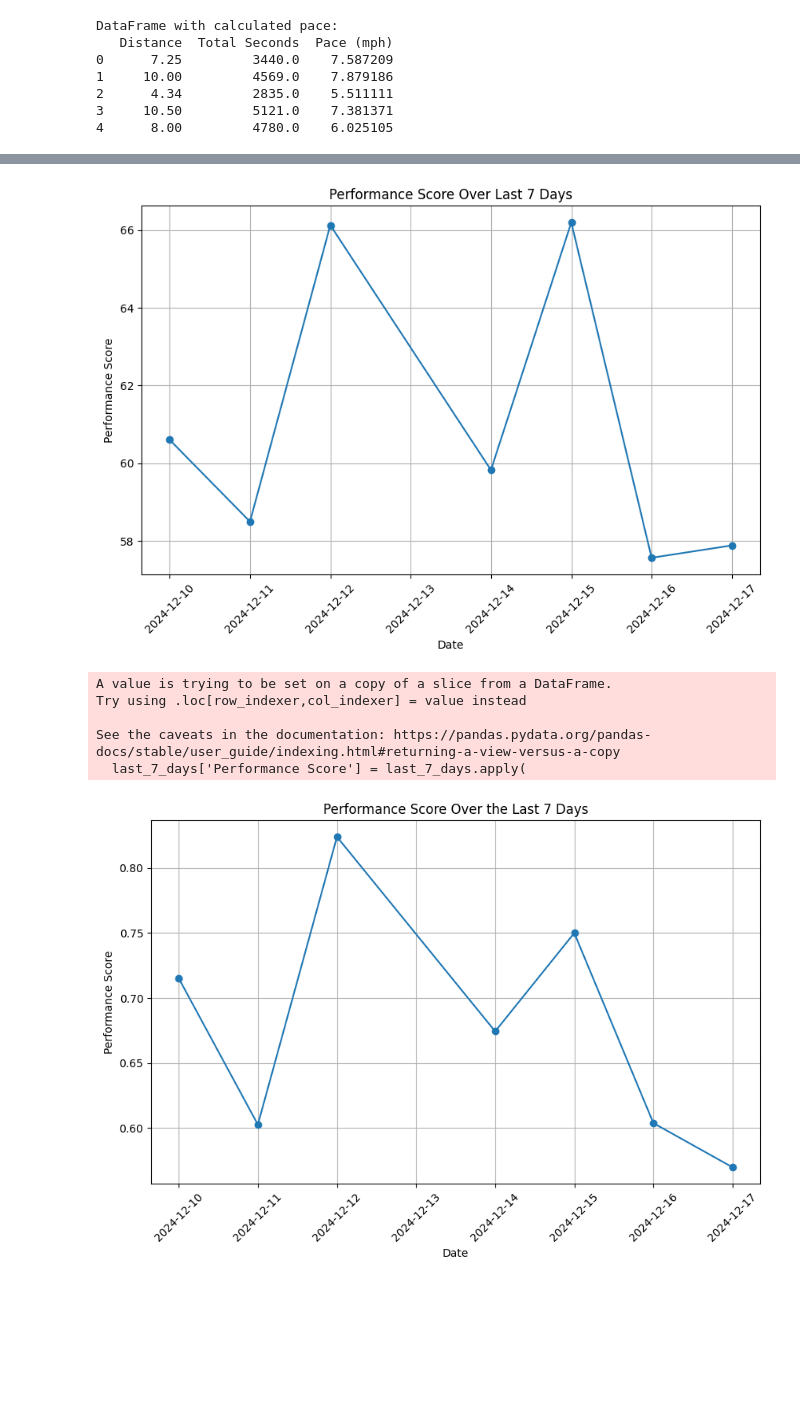
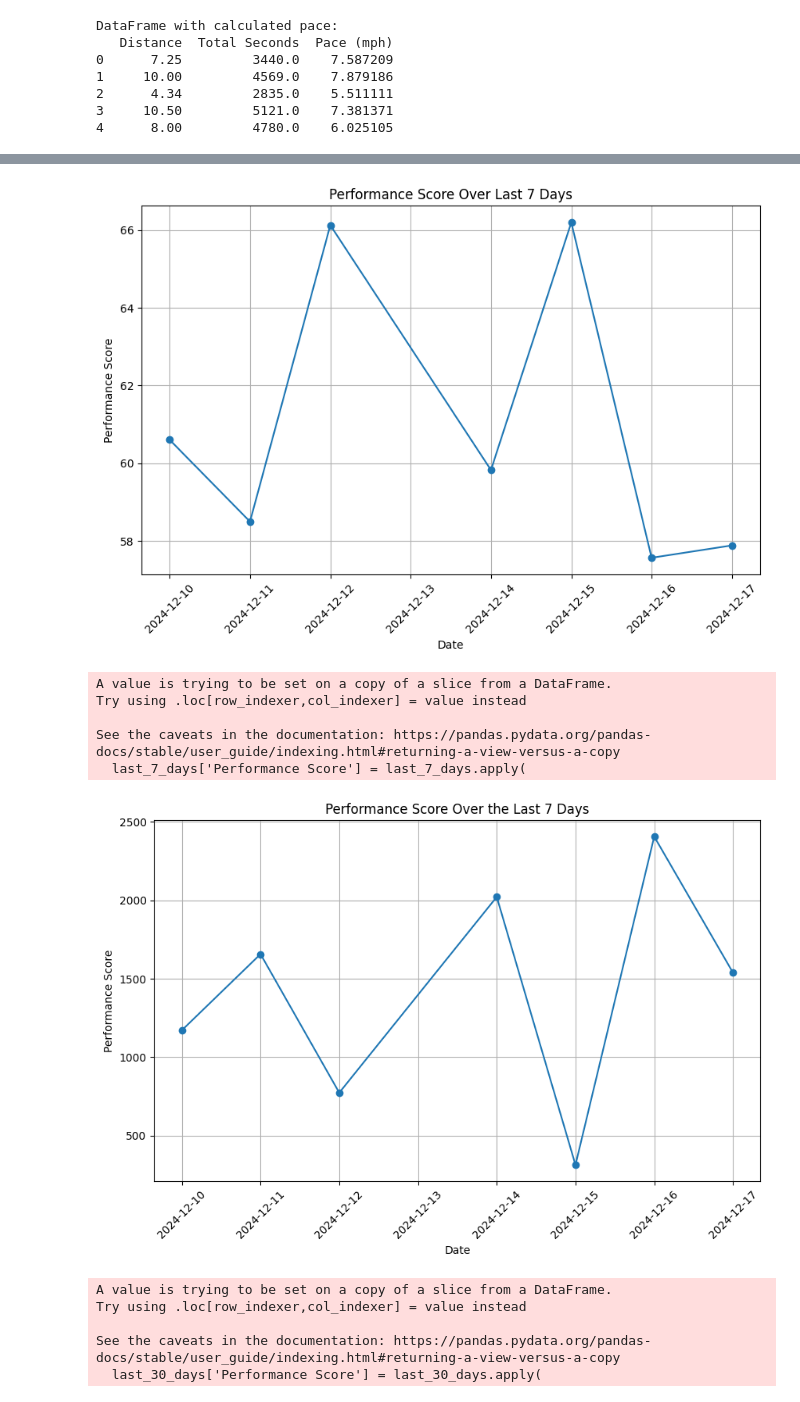
Before and after one commit to TimB21/Marathon-Training-Performance-and-Recovery-Dashboard, a Jupyter notebook: Script/Script.ipynb, the cells around one changed output, grey strips where cells are left out. Drawn from its saved outputs; the diff is of its cells as text; code cells hidden in the pictures; blank space fills up the shorter version.

Commit message:
Improved performance score calculations and began training load calculator

```diff
--- a/Script/Script.ipynb
+++ b/Script/Script.ipynb
@@ -54,7 +54,7 @@ def calculate_total_seconds(time_str):
         first_part = int(parts[0])  # The first part (minutes or hours)
 
         # If the first part is greater than or equal to 4, treat it as hours:minutes:seconds
-        if first_part <= 4:
+        if first_part <= 5:
             hours, minutes, seconds = map(int, parts)
             total_seconds = hours * 3600 + minutes * 60 + seconds
         else:
@@ -133,6 +133,9 @@ if 'Total Seconds' in df.columns:
 
 else:
     print("Data loading failed or resulted in an empty DataFrame. Check the file content and delimiter.")
+
+# Clean the Elevation column by removing the 'ft' suffix and converting to numeric values
+df['Elevation'] = pd.to_numeric(df['Elevation'].str.replace(' ft', '', regex=False), errors='coerce')
 # %% [output]
 Attempting to read the file with the first row as column names:
 Preview of raw data:
@@ -313,4 +315,9 @@ plt.show()
 # %%
+df = df[df['Distance'] >= 2.1]
+
+# Optionally, reset the index if needed
+df = df.reset_index(drop=True)
+
 # Step 1: Calculate Performance Metric
 df['Performance Score'] = 2.4 * (df['Heart Rate'] / df['Pace (mph)'])
 
@@ -328,42 +335,63 @@ plt.xticks(rotation=45)
 plt.grid(True)
 plt.show()
 
 # Adjusted performance score function to include distance
 def calculate_performance_score(pace, heart_rate, distance):
     if pace == 0 or heart_rate == 0:
         return None  # Handle division by zero
-    # Factor in distance with log scaling
-    performance_score = 500 * (1 / pace) * (1 / heart_rate) * (np.log(distance + 1) * 0.75)
+
+   # Updated coefficients and exponents to emphasize pace
+    performance_score = (
+        (pace ** 3.5)         # Heavily reward faster paces
+        * ((distance ** 1) / 2)   # Strongly reward longer distances
+        / (heart_rate ** 0.2) # Minimally penalize higher heart rate
+    )
     return performance_score
 
 # Apply the performance score function to the past 7 days
 last_7_days['Performance Score'] = last_7_days.apply(
     lambda row: calculate_performance_score(row['Pace (mph)'], row['Heart Rate'], row['Distance']), axis=1)
 
 # Plot the performance score for the past 7 days
 plt.figure(figsize=(10, 6))
 plt.plot(last_7_days['Date'], last_7_days['Performance Score'], marker='o')
 plt.title('Performance Score Over the Last 7 Days')
 plt.xlabel('Date')
 plt.ylabel('Performance Score')
 plt.xticks(rotation=45)
 plt.grid(True)
 plt.show()
 
-# Plot for the last 30 days
-# plt.figure(figsize=(10, 6))
-# plt.plot(last_30_days['Date'], last_30_days['Performance Score'], marker='o')
-# plt.title('Performance Score Over Last 30 Days')
-# plt.xlabel('Date')
-# plt.ylabel('Performance Score')
-# plt.xticks(rotation=45)
-# plt.grid(True)
-# plt.show()
+# Apply the performance score function to the past 7 days
+last_30_days['Performance Score'] = last_30_days.apply(
+    lambda row: calculate_performance_score(row['Pace (mph)'], row['Heart Rate'], row['Distance']), axis=1)
+
+# Plot the performance score for the past 7 days
+plt.figure(figsize=(10, 6))
+plt.plot(last_30_days['Date'], last_30_days['Performance Score'], marker='o')
+plt.title('Performance Score Over the Last 30 Days')
+plt.xlabel('Date')
+plt.ylabel('Performance Score')
+plt.xticks(rotation=45)
+plt.grid(True)
+plt.show()
+
+
+pace_below_5_mph = last_7_days
+
+# Print these entries
+print("Entries with a pace below 5 mph over the last 90 days:")
+print(pace_below_5_mph)
 # %% [output]
 [figure]
 A value is trying to be set on a copy of a slice from a DataFrame.
 Try using .loc[row_indexer,col_indexer] = value instead
 
 See the caveats in the documentation: https://pandas.pydata.org/pandas-docs/stable/user_guide/indexing.html#returning-a-view-versus-a-copy
   last_7_days['Performance Score'] = last_7_days.apply(
-[figure, old version]
+[figure, new version]
+A value is trying to be set on a copy of a slice from a DataFrame.
+Try using .loc[row_indexer,col_indexer] = value instead
+
+See the caveats in the documentation: https://pandas.pydata.org/pandas-docs/stable/user_guide/indexing.html#returning-a-view-versus-a-copy
+  last_30_days['Performance Score'] = last_30_days.apply(
```
Also changed, not shown: parts of 8 cells of this notebook, 1 other file.
